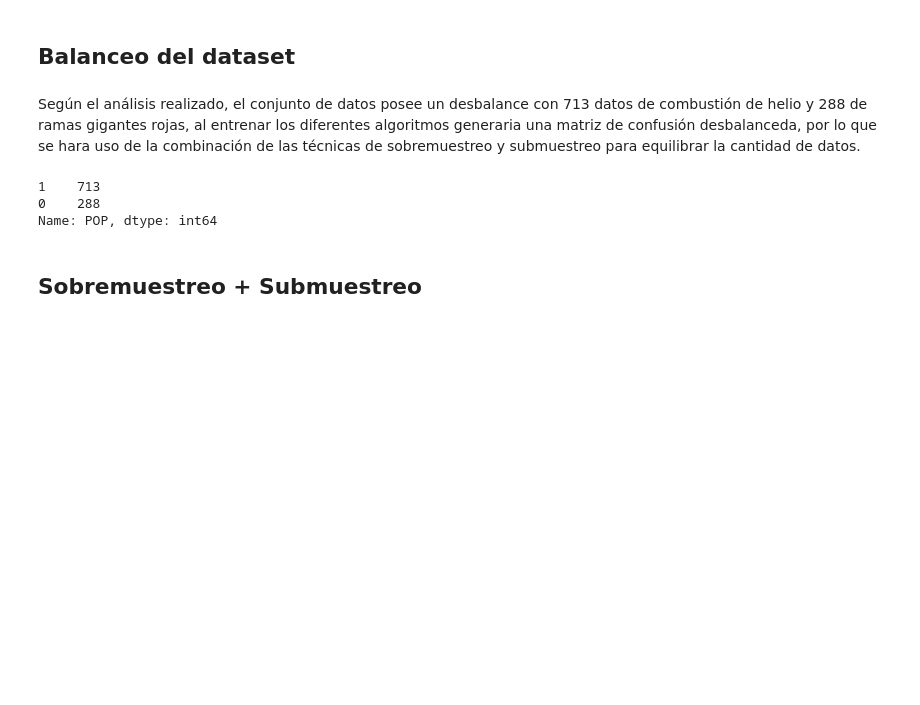
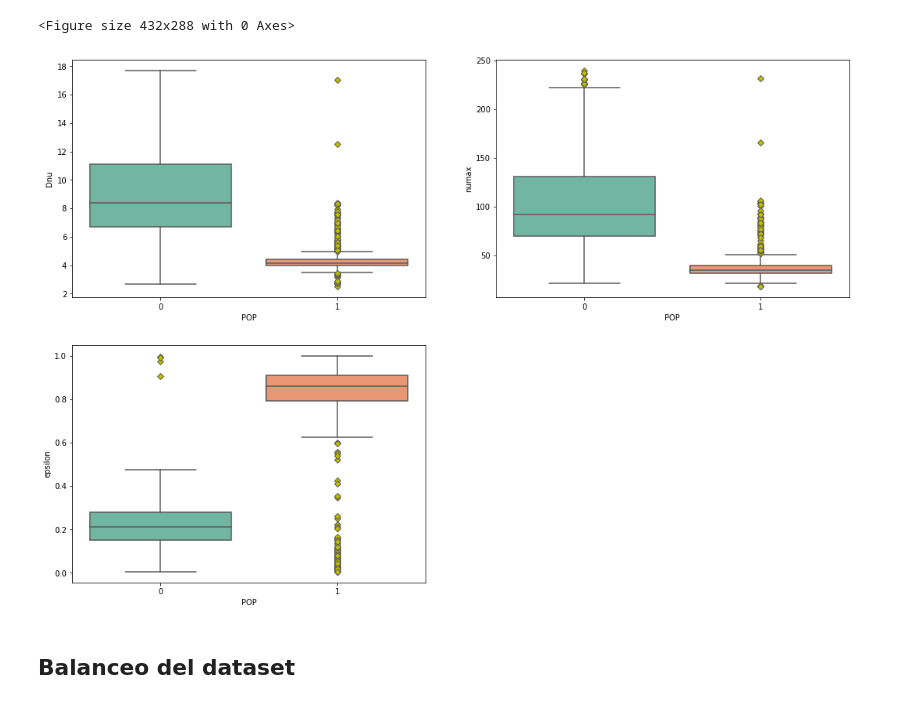
Before and after one commit to Lizzy-Mejia/Asteroseismology_Prediction, a Jupyter notebook: Asteroseismology_Prediction.ipynb, the cells around one changed output. Cells and saved outputs as stored; diff of their text form; code cells hidden in the pictures; blank space fills up the shorter version.

```diff
--- a/Asteroseismology_Prediction.ipynb
+++ b/Asteroseismology_Prediction.ipynb
@@ -137,12 +173,23 @@ X_scaled
+# %%
+# Boxplot por cada variable
+den=pd.DataFrame(df)
+plt.figure (4)
+plt.subplots(figsize=(18,26))
+green_diamond = dict(markerfacecolor='y', marker='D')
+sns.set_palette("Set2")
+
+plt.subplot(421)
+sns.boxplot(x='POP', y='Dnu', data=den, flierprops=green_diamond)
+
+plt.subplot(422)
+sns.boxplot(x='POP', y='numax', data=den, flierprops=green_diamond)
+
+plt.subplot(423)
+sns.boxplot(x='POP', y='epsilon', data=den, flierprops=green_diamond)
+
+plt.show()
+# %% [output]
+<Figure size 432x288 with 0 Axes>
+[figure, added]
 # %% [markdown]
 ## Balanceo del dataset
-# %% [markdown]
-Según el análisis realizado, el conjunto de datos posee un desbalance con 713 datos de combustión de helio y 288 de ramas gigantes rojas, al entrenar los diferentes algoritmos generaria una matriz de confusión desbalanceda, por lo que se hara uso de la combinación de las técnicas de sobremuestreo y submuestreo para equilibrar la cantidad de datos.
-# %%
-y_df.value_counts()
-# %% [output]
-1    713
-0    288
-Name: POP, dtype: int64
-# %% [markdown]
-## Sobremuestreo + Submuestreo
```
Also changed, not shown: parts of 119 cells of this notebook.
